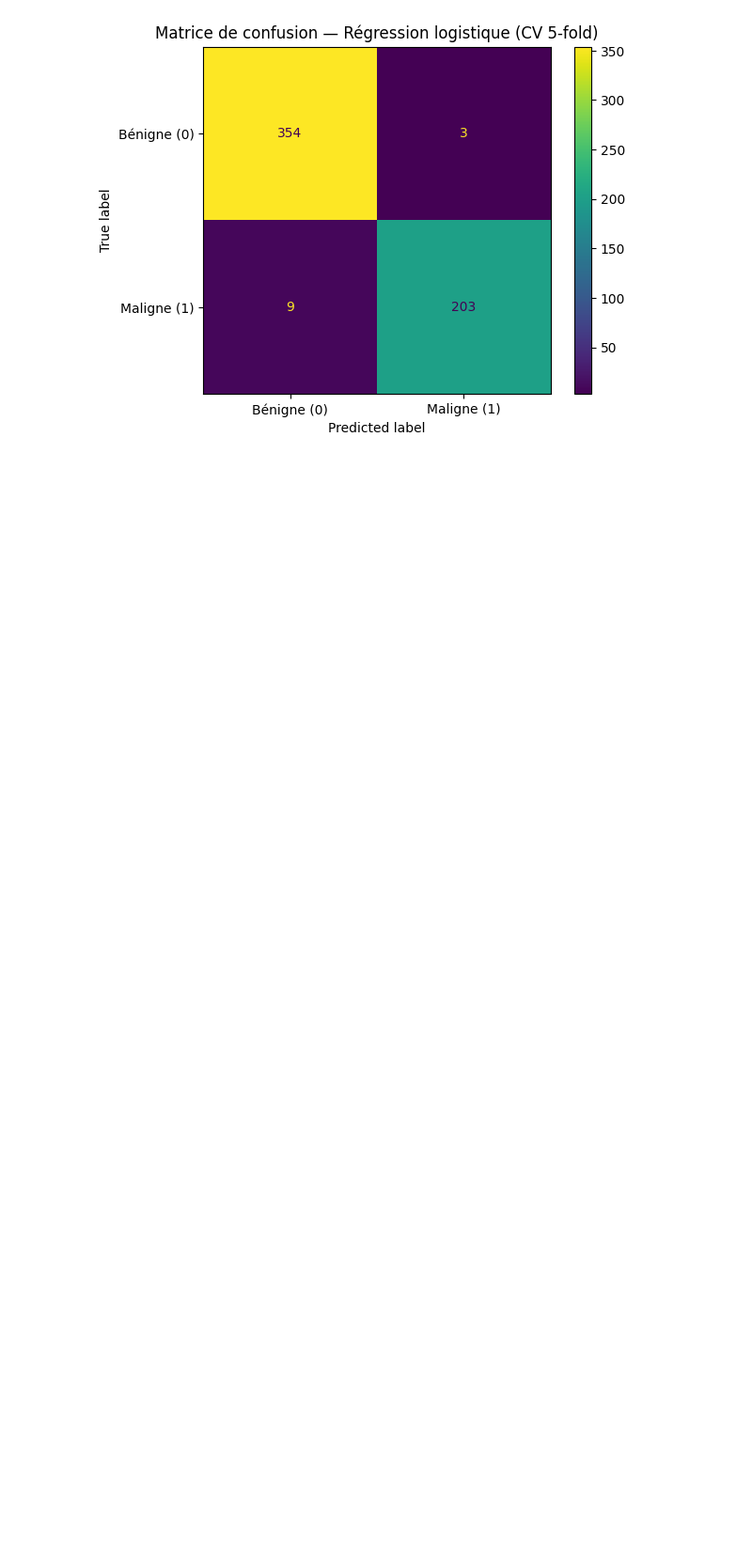
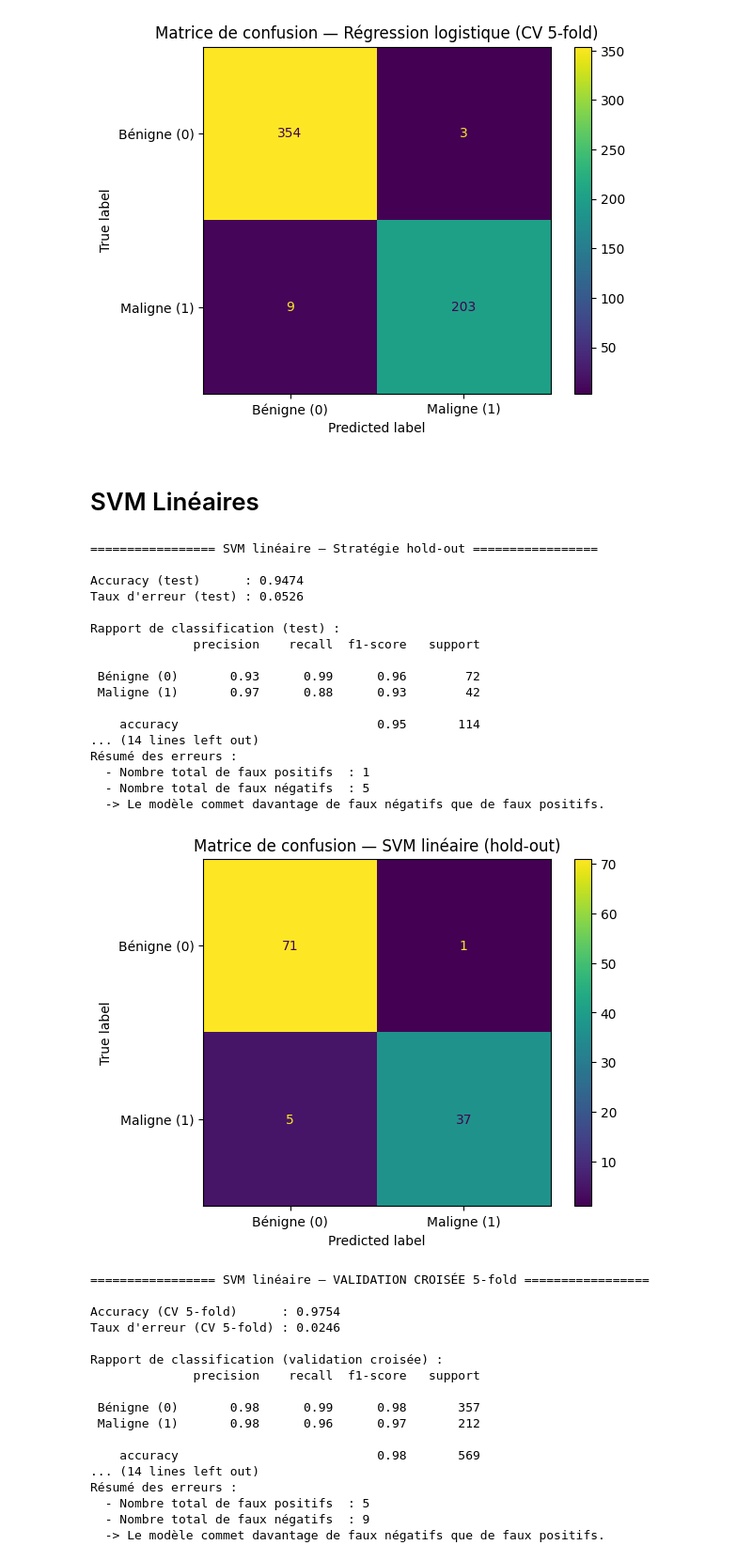
Before and after one commit to RSoups11/Apprentissage_Projet, a Jupyter notebook: notebooks/modelisation.ipynb, the cells around one changed output. Shown at 94% size. Drawn from its saved outputs; the diff is of its cells as text; code cells hidden in the pictures; blank space fills up the shorter version.

Commit message:
Ajoute modèle SVM Linéaire  (hold-out + CV 5-fold)

```diff
--- a/notebooks/modelisation.ipynb
+++ b/notebooks/modelisation.ipynb
@@ -391,3 +391,72 @@ Résumé des erreurs :
   - Nombre total de faux négatifs  : 9
   -> Le modèle commet davantage de faux négatifs que de faux positifs.
 [figure]
+# %% [markdown]
+# SVM Linéaires
+# %%
+# Pipeline :
+#   1) Standardisation
+#   2) SVM linéaire (hyperplan à marge maximale, perte hinge)
+pipe_svm = Pipeline([
+    ("scaler", StandardScaler()),
+    ("clf", LinearSVC(
+        C=1.0,                  # paramètre de régularisation (marge souple)
+        loss="hinge",           # perte hinge classique des SVM
+        max_iter=5000,          # nombre max d'itérations pour la convergence
+        random_state=0
+    ))
+])
+
+# --- Évaluation hold-out ---
+res_sh = eval_holdout(
+    model=pipe_svm,
+    model_name="SVM linéaire",
+    X_train=X_train, X_test=X_test,
+    y_train=y_train, y_test=y_test
+)
+resultats.append(res_sh)
+
+# --- Évaluation validation croisée 5-fold ---
+res_scv = eval_cv(
+    model=pipe_svm,
+    model_name="SVM linéaire",
+    X=X, y=y,
+    cv_splits=5
+)
+resultats.append(res_scv)
+# %% [output]
+================= SVM linéaire — Stratégie hold-out =================
+
+Accuracy (test)      : 0.9474
+Taux d'erreur (test) : 0.0526
+
+Rapport de classification (test) :
+              precision    recall  f1-score   support
+
+ Bénigne (0)       0.93      0.99      0.96        72
+ Maligne (1)       0.97      0.88      0.93        42
+
+    accuracy                           0.95       114
+... (14 lines left out)
+Résumé des erreurs :
+  - Nombre total de faux positifs  : 1
+  - Nombre total de faux négatifs  : 5
+  -> Le modèle commet davantage de faux négatifs que de faux positifs.
+[figure, added]
+================= SVM linéaire — VALIDATION CROISÉE 5-fold =================
+
+Accuracy (CV 5-fold)      : 0.9754
+Taux d'erreur (CV 5-fold) : 0.0246
+
+Rapport de classification (validation croisée) :
+              precision    recall  f1-score   support
+
+ Bénigne (0)       0.98      0.99      0.98       357
+ Maligne (1)       0.98      0.96      0.97       212
+
+    accuracy                           0.98       569
+... (14 lines left out)
+Résumé des erreurs :
+  - Nombre total de faux positifs  : 5
+  - Nombre total de faux négatifs  : 9
+  -> Le modèle commet davantage de faux négatifs que de faux positifs.
```
Also changed, not shown: parts of 1 cell of this notebook.
